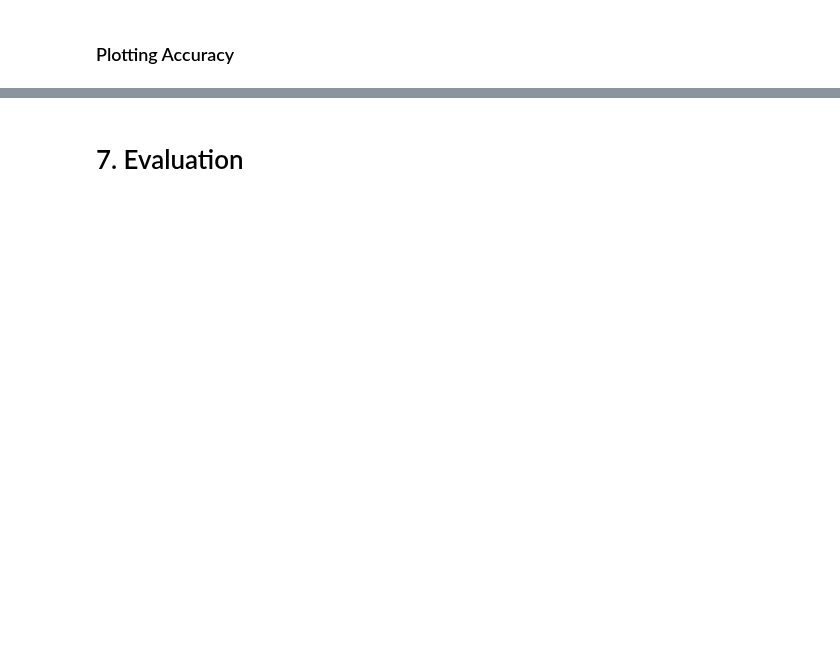
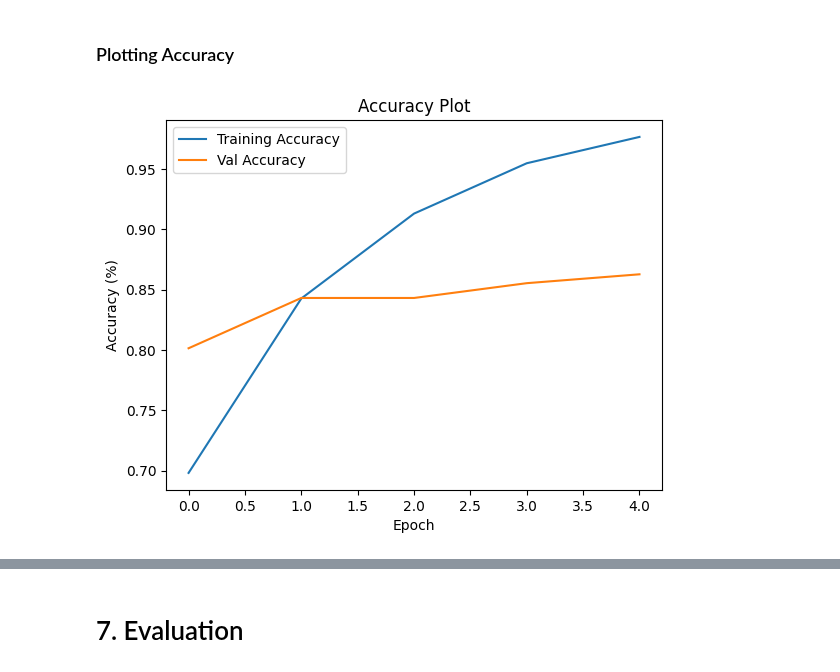
Before and after one commit to aal2015/layer-grafting-publication, a Jupyter notebook: glue_fine_tune/bert mrpc.ipynb, the cells around one changed output, grey strips where cells are left out. Drawn from its saved outputs; the diff is of its cells as text; code cells hidden in the pictures; blank space fills up the shorter version.

```diff
--- a/glue_fine_tune/bert mrpc.ipynb
+++ b/glue_fine_tune/bert mrpc.ipynb
@@ -240,4 +307,14 @@ plotLoss(train_losses, val_losses, title="Loss Plot")
 # %% [markdown]
 ### Plotting Accuracy
+# %%
+def getMetricList(train_stats, metric_name='accuracy'):
+    train_values = [m[metric_name] for m in train_stats['train_metrics_history']]
+    val_values = [m[metric_name] for m in train_stats['val_metrics_history']]
+
+    return train_values, val_values
+# %%
+train_values, val_values = getMetricList(train_stats)
 # %%
-plotAccuracy(train_accs, val_accs, title="Accuracy Plot")
+plotAccuracy(train_values, val_values, title="Accuracy Plot")
+# %% [output]
+[figure, added]
```
Also changed, not shown: parts of 26 cells of this notebook, 3 other files.
